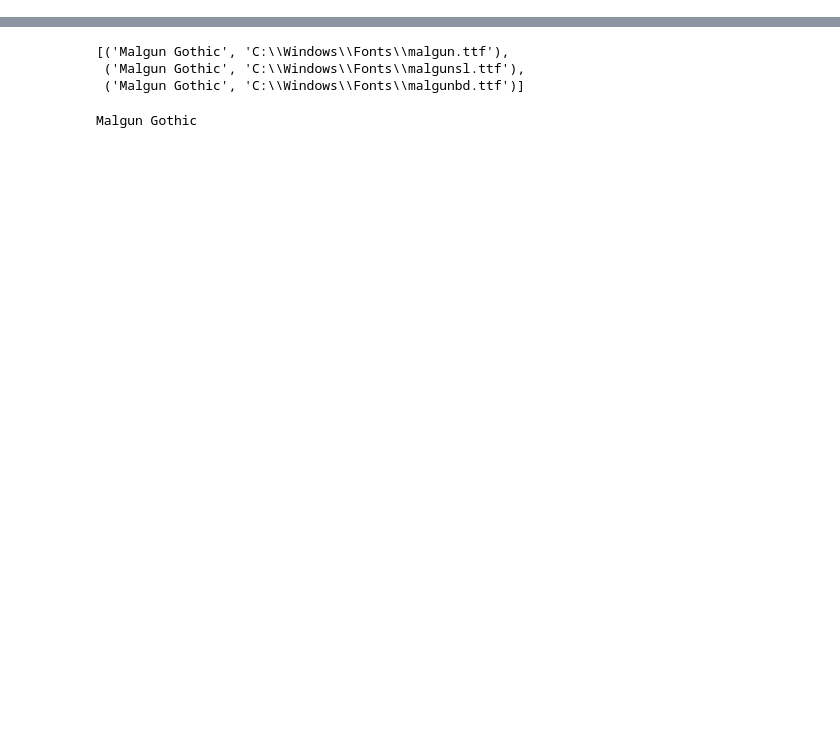
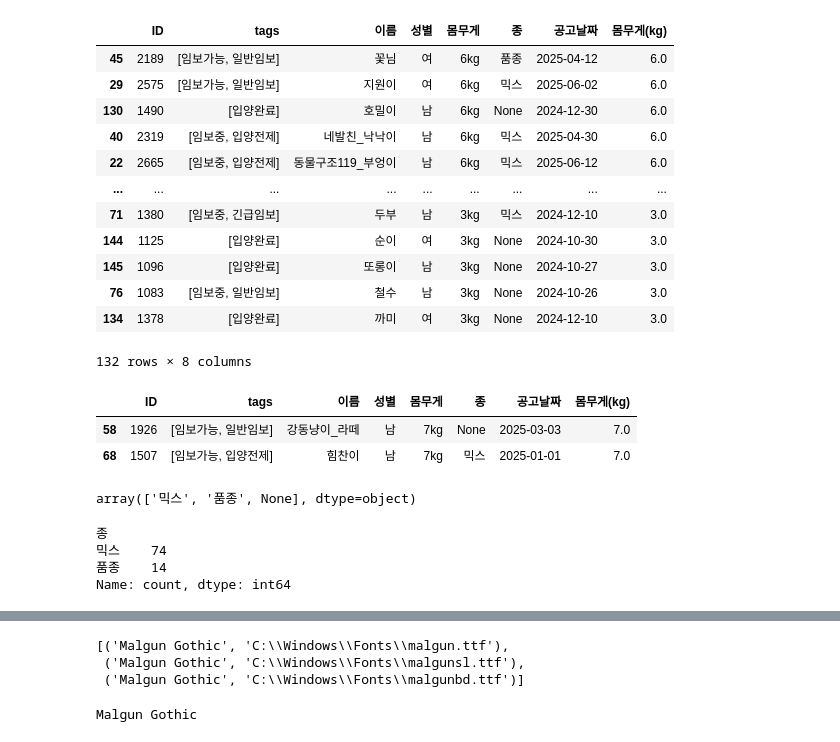
Before and after one commit to cooperear/SK_Shielders_4th_rookie_1st_Team_Project, a Jupyter notebook: cat_data_scraping.ipynb, the cells around one changed output, grey strips where cells are left out. Cells and saved outputs as stored; diff of their text form; code cells hidden in the pictures; blank space fills up the shorter version.

```diff
--- a/cat_data_scraping.ipynb
+++ b/cat_data_scraping.ipynb
@@ -165,0 +243,35 @@ cat_df.loc[cat_df['tags'].apply(lambda x: '공고종료' in x)].reset_index()
+# %%
+# 3kg ~ 6Kg
+filtered_df_weight[(filtered_df_weight['몸무게(kg)'] >= 3) & (filtered_df_weight['몸무게(kg)'] <= 6)].sort_values(by='몸무게(kg)', ascending=False)
+# %% [output]
+|  | ID | tags | 이름 | 성별 | 몸무게 | 종 | 공고날짜 | 몸무게(kg) |
+| 45 | 2189 | [임보가능, 일반임보] | 꽃님 | 여 | 6kg | 품종 | 2025-04-12 | 6.0 |
+| 29 | 2575 | [임보가능, 일반임보] | 지원이 | 여 | 6kg | 믹스 | 2025-06-02 | 6.0 |
+| 130 | 1490 | [입양완료] | 호밀이 | 남 | 6kg | None | 2024-12-30 | 6.0 |
+| 40 | 2319 | [임보중, 입양전제] | 네발친_낙낙이 | 남 | 6kg | 믹스 | 2025-04-30 | 6.0 |
+| 22 | 2665 | [임보중, 입양전제] | 동물구조119_부엉이 | 남 | 6kg | 믹스 | 2025-06-12 | 6.0 |
+| ... | ... | ... | ... | ... | ... | ... | ... | ... |
+| 71 | 1380 | [임보중, 긴급임보] | 두부 | 남 | 3kg | 믹스 | 2024-12-10 | 3.0 |
+| 144 | 1125 | [입양완료] | 순이 | 여 | 3kg | None | 2024-10-30 | 3.0 |
+| 145 | 1096 | [입양완료] | 또롱이 | 남 | 3kg | None | 2024-10-27 | 3.0 |
+| 76 | 1083 | [임보중, 일반임보] | 철수 | 남 | 3kg | None | 2024-10-26 | 3.0 |
+| 134 | 1378 | [입양완료] | 까미 | 여 | 3kg | None | 2024-12-10 | 3.0 |
+132 rows × 8 columns
+# %%
+# 7kg 이상
+filtered_df_weight[(filtered_df_weight['몸무게(kg)'] >= 7)].sort_values(by='몸무게(kg)', ascending=False)
+# %% [output]
+|  | ID | tags | 이름 | 성별 | 몸무게 | 종 | 공고날짜 | 몸무게(kg) |
+| 58 | 1926 | [임보가능, 일반임보] | 강동냥이_라떼 | 남 | 7kg | None | 2025-03-03 | 7.0 |
+| 68 | 1507 | [임보가능, 입양전제] | 힘찬이 | 남 | 7kg | 믹스 | 2025-01-01 | 7.0 |
+# %%
+cat_df['종'].unique()
+# %% [output]
+array(['믹스', '품종', None], dtype=object)
+# %%
+cat_df['종'].value_counts()
+# %% [output]
+종
+믹스    74
+품종    14
+Name: count, dtype: int64
```
Also changed, not shown: parts of 18 cells of this notebook, 2 other files.
